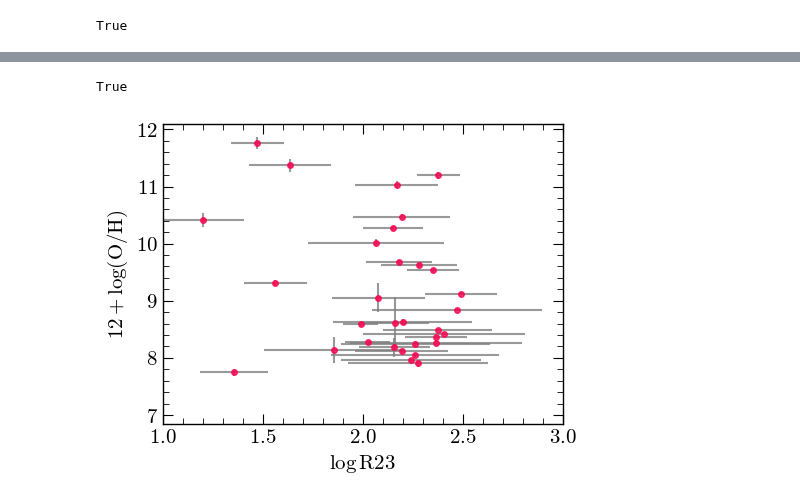
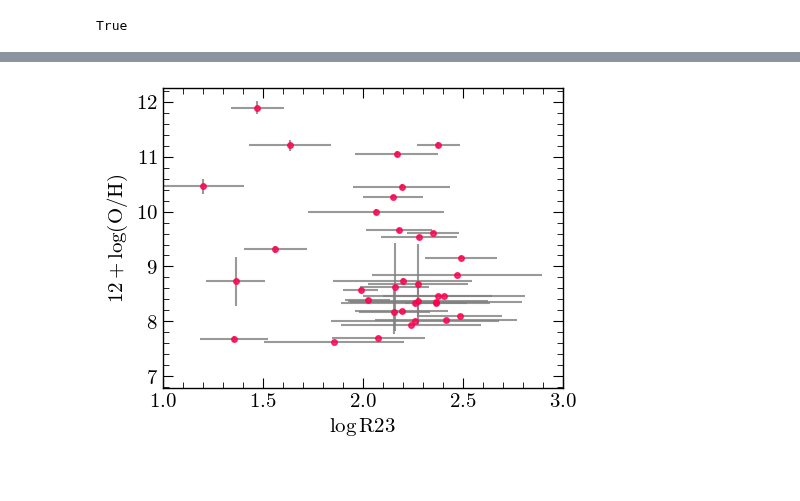
Before and after one commit to 0hardytom/eelgs, a Jupyter notebook: notebooks/week5-6/result_plotter.ipynb, the cells around one changed output, grey strips where cells are left out. Cells and saved outputs as stored; diff of their text form; code cells hidden in the pictures.

```diff
--- a/notebooks/week5-6/result_plotter.ipynb
+++ b/notebooks/week5-6/result_plotter.ipynb
@@ -101,7 +101,7 @@ lambda_keys = {
 'hei5876':  r'HeI $\lambda$5876',
 }
 # %%
-test = ascii.read('allsources.csv')
+test = ascii.read('allsourcesOLD.csv')
 tab = test[test['object_id']!= 'STACK']
 # %%
 def linear(x, *params):
@@ -284,22 +276,22 @@ True
 # %%
 fig, ax = pf.create_plot()
 
 snr = (tab['R23_e']/tab['R23'])
-mask = snr<0.2
+snrmask = snr<0.2
 
-ax.errorbar(np.log(tab['R23'])[mask],tab['Z_dir'][mask],
+ax.errorbar(np.log(tab['R23'])[snrmask],tab['Z_dir'][snrmask],
             fmt='o', color='#ff004f', ms=4,
-            xerr= np.abs(np.log(tab['R23'])*snr)[mask],
-            yerr = tab['Z_dir_e'][mask],
+            xerr= np.abs(np.log(tab['R23'])*snr)[snrmask],
+            yerr = tab['Z_dir_e'][snrmask],
             ecolor='gray', alpha=0.8)
 
 ax.set_xlim(1,3)
 ax.set_xlabel(r'$\log$R23')
 ax.set_ylabel(r'$12+\log(\mathrm{O/H})$')
 
 
 pf.fix_plot([ax])
+fig.savefig(f'figs/metallcity.png', dpi=600, bbox_inches='tight')
 # %% [output]
-True
-[figure, old version]
+[figure, new version]
 # %%
```
Also changed, not shown: parts of 12 cells of this notebook, 4 other files.
